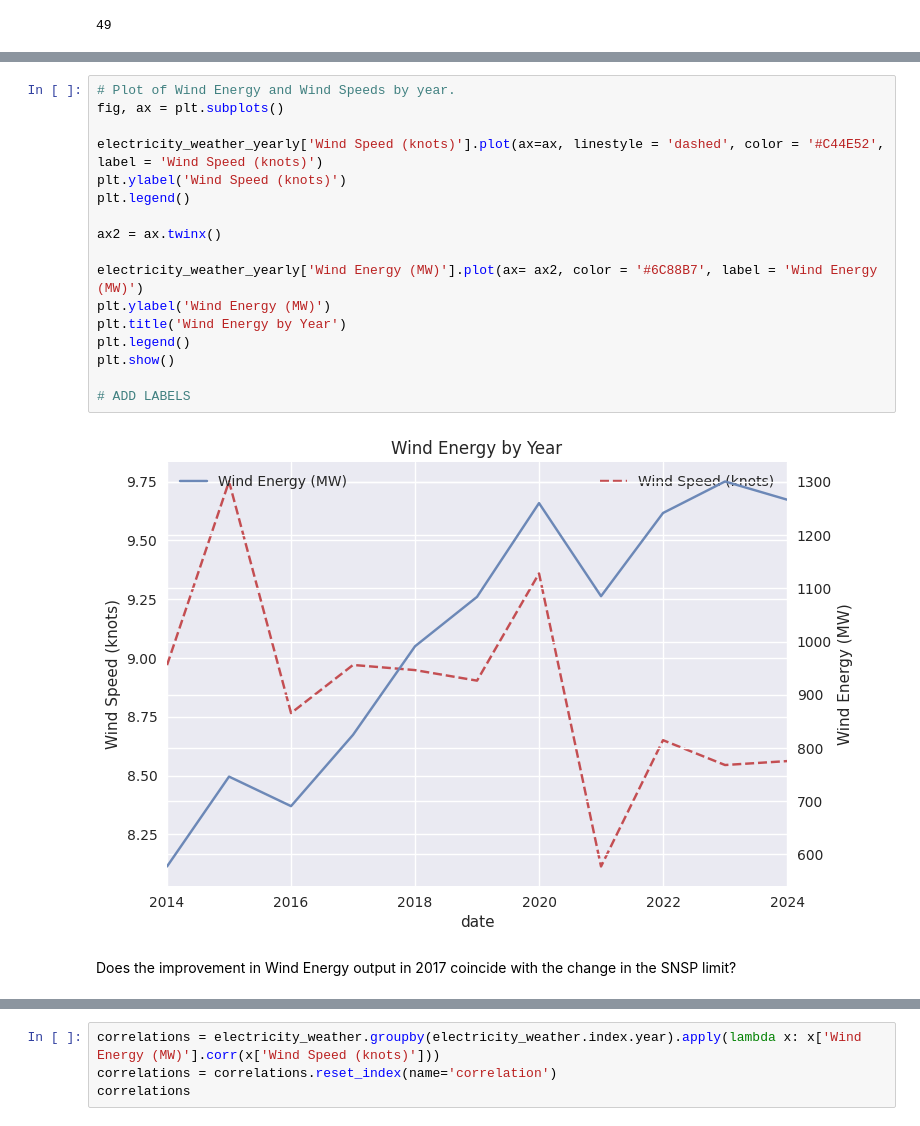
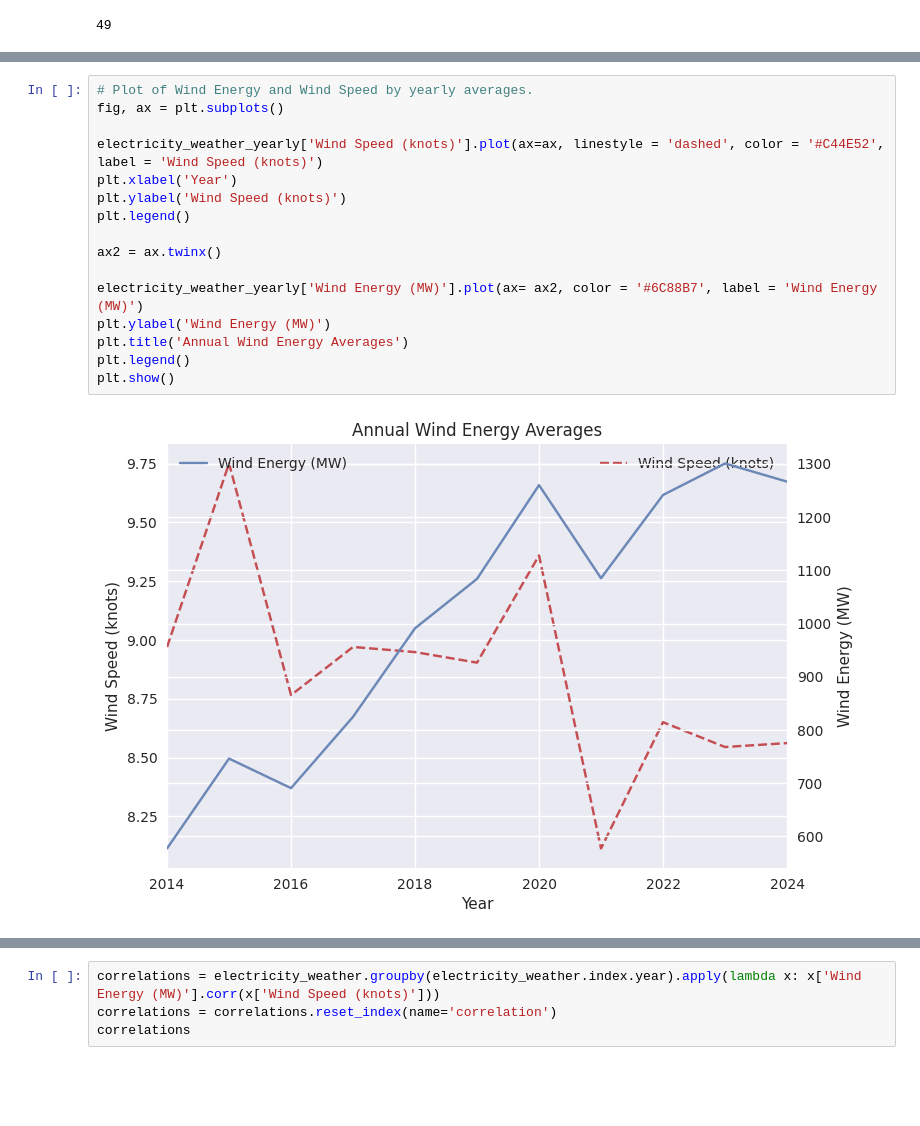
Before and after one commit to IreneKilgannon/PFDA, a Jupyter notebook: PFDA-project/wind_energy_analysis.ipynb, the cells around one changed output, grey strips where cells are left out. Drawn from its saved outputs; the diff is of its cells as text; blank space fills up the shorter version.

```diff
--- a/PFDA-project/wind_energy_analysis.ipynb
+++ b/PFDA-project/wind_energy_analysis.ipynb
@@ -402,21 +438,18 @@ plt.show()
 # %%
-# Plot of Wind Energy and Wind Speeds by year.
+# Plot of Wind Energy and Wind Speed by yearly averages.
 fig, ax = plt.subplots()
 
 electricity_weather_yearly['Wind Speed (knots)'].plot(ax=ax, linestyle = 'dashed', color = '#C44E52', label = 'Wind Speed (knots)')
+plt.xlabel('Year')
 plt.ylabel('Wind Speed (knots)')
 plt.legend()
 
 ax2 = ax.twinx()
 
 electricity_weather_yearly['Wind Energy (MW)'].plot(ax= ax2, color = '#6C88B7', label = 'Wind Energy (MW)')
 plt.ylabel('Wind Energy (MW)')
-plt.title('Wind Energy by Year')
+plt.title('Annual Wind Energy Averages')
 plt.legend()
 plt.show()
-
-# ADD LABELS
 # %% [output]
-[figure, old version]
+[figure, new version]
-# %% [markdown]
-Does the improvement in Wind Energy output in 2017 coincide with the change in the SNSP limit?
```
Also changed, not shown: parts of 82 cells of this notebook, 5 other files.
